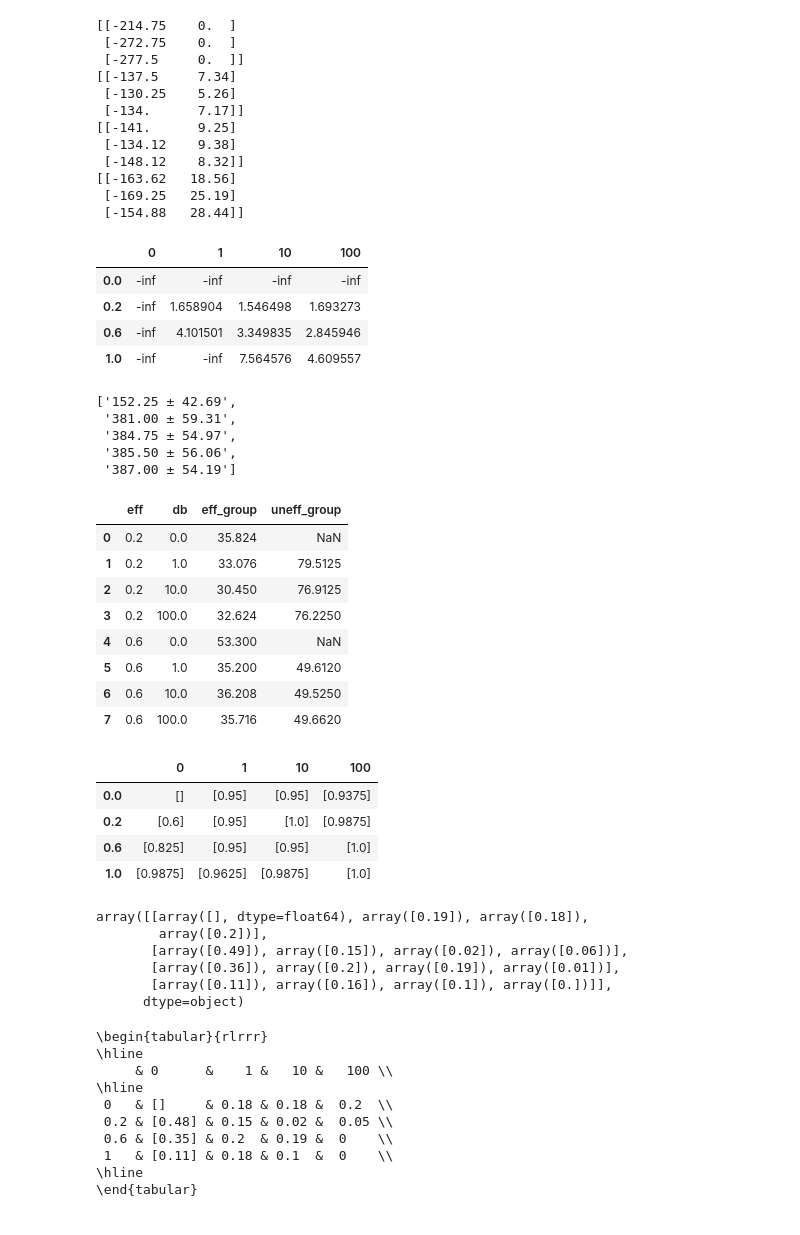
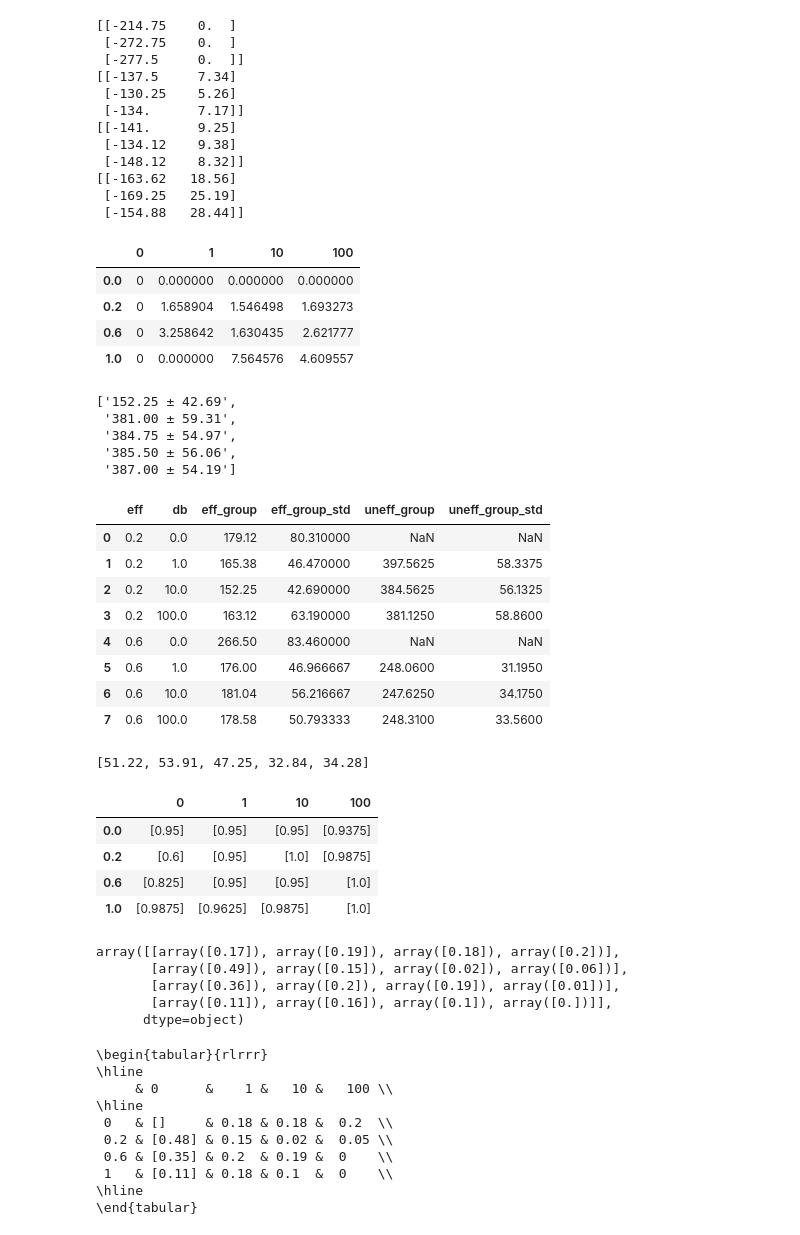
Before and after one commit to maymac00/MAEGG_IPPO, a Jupyter notebook: ols_visualize.ipynb, the cells around one changed output. Saved outputs shown, nothing was run; the diff lists cells and outputs as text; code cells hidden in the pictures.

```diff
--- a/ols_visualize.ipynb
+++ b/ols_visualize.ipynb
@@ -10,7 +10,7 @@ db_keys = [0, 1, 10, 100]
 import pandas as pd
 
 # Dataframe from csv
-df = pd.read_csv("EGG_DATA/report_2024_04_21_18_06.csv")
+df = pd.read_csv("EGG_DATA/report_2024_04_22_09_45.csv")
 df["dir"] = df["dir"].apply(lambda x: int(x))
 # Time to survival -1 to inf
 for i in range(5):
@@ -179,7 +193,7 @@ def compute_wes_prima(eff, db):
         # cut to interval 1-10 else return -inf
         wes = [w for w in wes if w >= 1 and w <= 10]
         if len(wes) == 0:
-            return -np.infty
+            return 0
         if method == "median":
             return np.median(wes)
         if method == "mean":
@@ -207,10 +221,10 @@ wes_df = pd.DataFrame(wes_prima)
 wes_df
 # %% [output]
 |  | 0 | 1 | 10 | 100 |
-| 0.0 | -inf | -inf | -inf | -inf |
-| 0.2 | -inf | 1.658904 | 1.546498 | 1.693273 |
-| 0.6 | -inf | 4.101501 | 3.349835 | 2.845946 |
-| 1.0 | -inf | -inf | 7.564576 | 4.609557 |
+| 0.0 | 0 | 0.000000 | 0.000000 | 0.000000 |
+| 0.2 | 0 | 1.658904 | 1.546498 | 1.693273 |
+| 0.6 | 0 | 3.258642 | 1.630435 | 2.621777 |
+| 1.0 | 0 | 0.000000 | 7.564576 | 4.609557 |
 # %%
 time2survival_np = ref_policies_np[:, 20:25]
 time2survival_std_np = ref_policies_np[:, 25:30]
@@ -233,27 +247,42 @@ mean_std_time2survival[0.2, 10]
 # %%
 # Print time 2 survive with agent groups of eff
 grouped_time2survival = []
+percentage = False
 for eff in [0.2, 0.6]:
     for db in [0, 1, 10, 100]:
         row = [eff, db]
-        agents_t2s = list(time2survival_np[(ref_policies_np[:, 1] == eff) & (ref_policies_np[:, 0] == db)].mean(axis=0))
-        eff_group = np.mean(agents_t2s[:int(5*eff)]) * 100 / 500
-        uneff_group = np.mean(agents_t2s[int(5*eff):])* 100 / 500
-        grouped_time2survival.append(row+[eff_group, uneff_group])
+        agents_t2s = list(time2survival_np[(ref_policies_np[:, 1] == eff) & (ref_policies_np[:, 0] == db)].mean
+                          (axis=0))
+        agents_t2s_std = list(time2survival_std_np[(ref_policies_np[:, 1] == eff) & (ref_policies_np[:, 0] == db)].mean(axis=0))
+        if percentage:
+            eff_group = np.mean(agents_t2s[:int(5*eff)]) * 100 / 500
+            uneff_group = np.mean(agents_t2s[int(5*eff):])* 100 / 500
+        else:
+            eff_group = np.mean(agents_t2s[:int(5*eff)])
+            uneff_group = np.mean(agents_t2s[int(5*eff):])
+            # std
+        eff_group_std = np.mean(agents_t2s_std[:int(5*eff)])
+        uneff_group_std = np.mean(agents_t2s_std[int(5*eff):])
+        row += [eff_group, eff_group_std, uneff_group, uneff_group_std]
+        grouped_time2survival.append(row)
 
 grouped_time2survival = np.array(grouped_time2survival)
-grouped_time2survival_df = pd.DataFrame(grouped_time2survival, columns=["eff", "db", "eff_group", "uneff_group"])
+grouped_time2survival_df = pd.DataFrame(grouped_time2survival, columns=["eff", "db", "eff_group", "eff_group_std", "uneff_group", "uneff_group_std"])
 grouped_time2survival_df
 # %% [output]
-|  | eff | db | eff_group | uneff_group |
-| 0 | 0.2 | 0.0 | 35.824 | NaN |
-| 1 | 0.2 | 1.0 | 33.076 | 79.5125 |
-| 2 | 0.2 | 10.0 | 30.450 | 76.9125 |
-| 3 | 0.2 | 100.0 | 32.624 | 76.2250 |
-| 4 | 0.6 | 0.0 | 53.300 | NaN |
-| 5 | 0.6 | 1.0 | 35.200 | 49.6120 |
-| 6 | 0.6 | 10.0 | 36.208 | 49.5250 |
-| 7 | 0.6 | 100.0 | 35.716 | 49.6620 |
+|  | eff | db | eff_group | eff_group_std | uneff_group | uneff_group_std |
+| 0 | 0.2 | 0.0 | 179.12 | 80.310000 | NaN | NaN |
+| 1 | 0.2 | 1.0 | 165.38 | 46.470000 | 397.5625 | 58.3375 |
+| 2 | 0.2 | 10.0 | 152.25 | 42.690000 | 384.5625 | 56.1325 |
+| 3 | 0.2 | 100.0 | 163.12 | 63.190000 | 381.1250 | 58.8600 |
+| 4 | 0.6 | 0.0 | 266.50 | 83.460000 | NaN | NaN |
+| 5 | 0.6 | 1.0 | 176.00 | 46.966667 | 248.0600 | 31.1950 |
+| 6 | 0.6 | 10.0 | 181.04 | 56.216667 | 247.6250 | 34.1750 |
+| 7 | 0.6 | 100.0 | 178.58 | 50.793333 | 248.3100 | 33.5600 |
+# %%
+agents_t2s_std
+# %% [output]
+[51.22, 53.91, 47.25, 32.84, 34.28]
 # %%
 #print ratio of survival
 ratio_survival_np = ref_policies_np[:, 30:35]
@@ -277,7 +306,7 @@ gini = {
 pd.DataFrame(gini)
 # %% [output]
 |  | 0 | 1 | 10 | 100 |
-| 0.0 | [] | [0.95] | [0.95] | [0.9375] |
+| 0.0 | [0.95] | [0.95] | [0.95] | [0.9375] |
 | 0.2 | [0.6] | [0.95] | [1.0] | [0.9875] |
 | 0.6 | [0.825] | [0.95] | [0.95] | [1.0] |
 | 1.0 | [0.9875] | [0.9625] | [0.9875] | [1.0] |
@@ -289,8 +318,7 @@ hoover = {
 }
 pd.DataFrame(hoover).to_numpy()
 # %% [output]
-array([[array([], dtype=float64), array([0.19]), array([0.18]),
-        array([0.2])],
+array([[array([0.17]), array([0.19]), array([0.18]), array([0.2])],
        [array([0.49]), array([0.15]), array([0.02]), array([0.06])],
        [array([0.36]), array([0.2]), array([0.19]), array([0.01])],
        [array([0.11]), array([0.16]), array([0.1]), array([0.])]],
```
Also changed, not shown: parts of 10 cells of this notebook, 5 other files.
